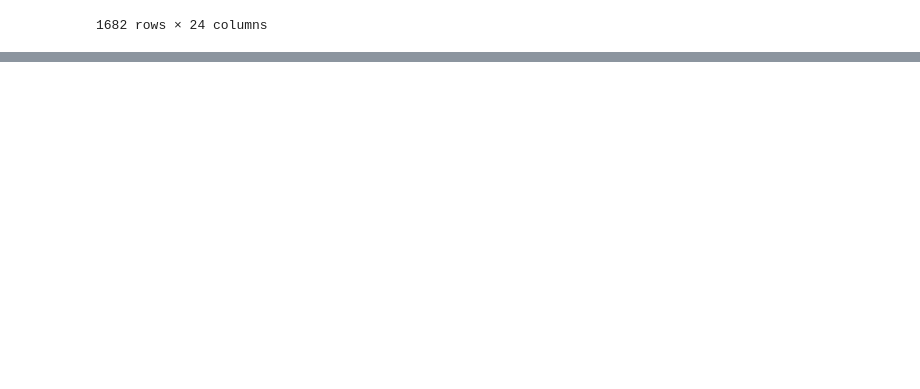
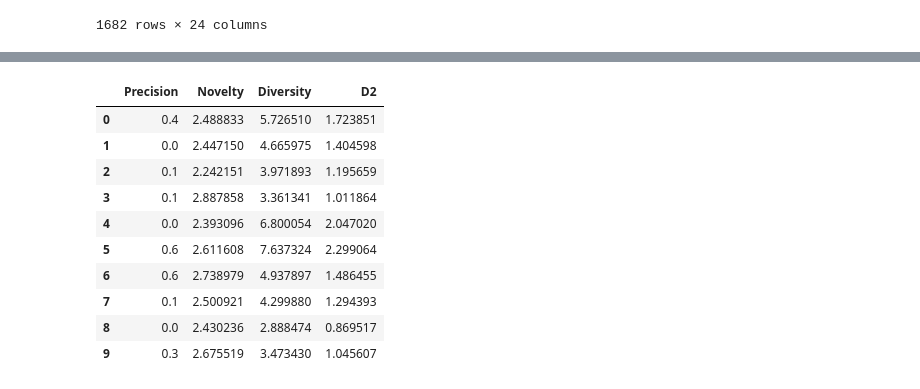
Before and after one commit to EeYeoKeat/Recommendation-System-Algorithms-in-Python, a Jupyter notebook: Collaborative Model With Keras/Movie_RecSys_CF_Matrix_Factorization.ipynb, the cells around one changed output, grey strips where cells are left out. Saved outputs shown, nothing was run; the diff lists cells and outputs as text; code cells hidden in the pictures; blank space fills up the shorter version.

Commit message:
add prediction result

```diff
--- a/Collaborative Model With Keras/Movie_RecSys_CF_Matrix_Factorization.ipynb
+++ b/Collaborative Model With Keras/Movie_RecSys_CF_Matrix_Factorization.ipynb
@@ -363,7 +365,7 @@ item
 | 1681 | 1681 | Scream of Stone (Schrei aus Stein... | 08-Mar-1996 | NaN | http://us.imdb.com/M/title-exact?... | 0 | 0 | 0 | ... |
 1682 rows × 24 columns
 # %%
-def get_recommendation(user_id):
+def get_recommendation(user_id, n):
   movies_watched_by_user = u1_data[u1_data.userId == user_id]
   movies_not_watched = item[~item["movieId"].isin(movies_watched_by_user.movieId.values)]["movieId"]
   movieslist_not_watched = list(
@@ -376,7 +378,7 @@ def get_recommendation(user_id):
       ([[user_encoder]] * len(movies_not_watched), movies_not_watched)
   )
   ratings = model.predict(user_movie_array).flatten()
-  top_ratings_indices = ratings.argsort()[-10:][::-1]
+  top_ratings_indices = ratings.argsort()[-n:][::-1]
   recommended_movie_ids = [
       movie_encoded2movie.get(movies_not_watched[x][0]) for x in top_ratings_indices
   ]
@@ -420,7 +413,7 @@ Novelty computation
 
 def novelty_per_user(user):
 
-  M = unique_user
+  M = num_users
   L = 10
   sum_novelty = 0
   movie_list = test_precision['predictions'].loc[user]
@@ -529,6 +522,9 @@ def d2(user):
 
   return diversity2
 # %%
+import time
+start_time = time.time()
+
 all_avg_precision = []
 all_avg_novelty = []
 all_avg_diversity = []
@@ -538,10 +534,9 @@ recs = []
 print('Prediction start....')
 pred_start_time = time.time()
 
-for i in test.index:
-  test_u = test_ww.iloc[i:i+1,1:]
-  userid = test_ww.userId.iloc[i]
-  predictions = get_users_predictions(test_u, 10) #len(test_precision.actual.loc[user])
+for i in test_precision.index:
+
+  predictions = get_recommendation(i, 10) #len(test_precision.actual.loc[user])
   recs.append(predictions)
 
 execute_duration = time.time() - pred_start_time
@@ -561,24 +556,12 @@ diversity2 = []
 
 for ul in test_precision.index:
   precision.append(precision_per_user(ul))
-  # p = np.mean(precision)
-  # r_precision = 1/(0.05 + np.exp(-p))
 
   novelty.append(novelty_per_user(ul))
-  # n = np.mean(novelty)
-  # r_novelty = 1 - n
 
   diversity.append(diversity_per_user(ul))
   diversity2.append(d2(ul))
-  # d = np.mean(diversity)
-  # r_diversity = 1/(0.05 + np.exp(-d))
 
-# all_avg_precision.append(p)
-# all_avg_novelty.append(n)
-# all_avg_diversity.append(d)
-# reward_precision.append(r_precision)
-# reward_novelty.append(r_novelty)
-# reward_diversity.append(r_diversity)
 
 print("---------Precision-------")
 print("Precision max: ", max(precision))
@@ -604,0 +606,16 @@ print("Diversity mean: ", np.mean(diversity2))
+# %%
+column = {'Precision':precision, 'Novelty':novelty, 'Diversity': diversity,'D2': diversity2}
+table = pd.DataFrame(column)
+table[:10]
+# %% [output]
+|  | Precision | Novelty | Diversity | D2 |
+| 0 | 0.4 | 2.488833 | 5.726510 | 1.723851 |
+| 1 | 0.0 | 2.447150 | 4.665975 | 1.404598 |
+| 2 | 0.1 | 2.242151 | 3.971893 | 1.195659 |
+| 3 | 0.1 | 2.887858 | 3.361341 | 1.011864 |
+| 4 | 0.0 | 2.393096 | 6.800054 | 2.047020 |
+| 5 | 0.6 | 2.611608 | 7.637324 | 2.299064 |
+| 6 | 0.6 | 2.738979 | 4.937897 | 1.486455 |
+| 7 | 0.1 | 2.500921 | 4.299880 | 1.294393 |
+| 8 | 0.0 | 2.430236 | 2.888474 | 0.869517 |
+| 9 | 0.3 | 2.675519 | 3.473430 | 1.045607 |
```
Also changed, not shown: parts of 8 cells of this notebook.
